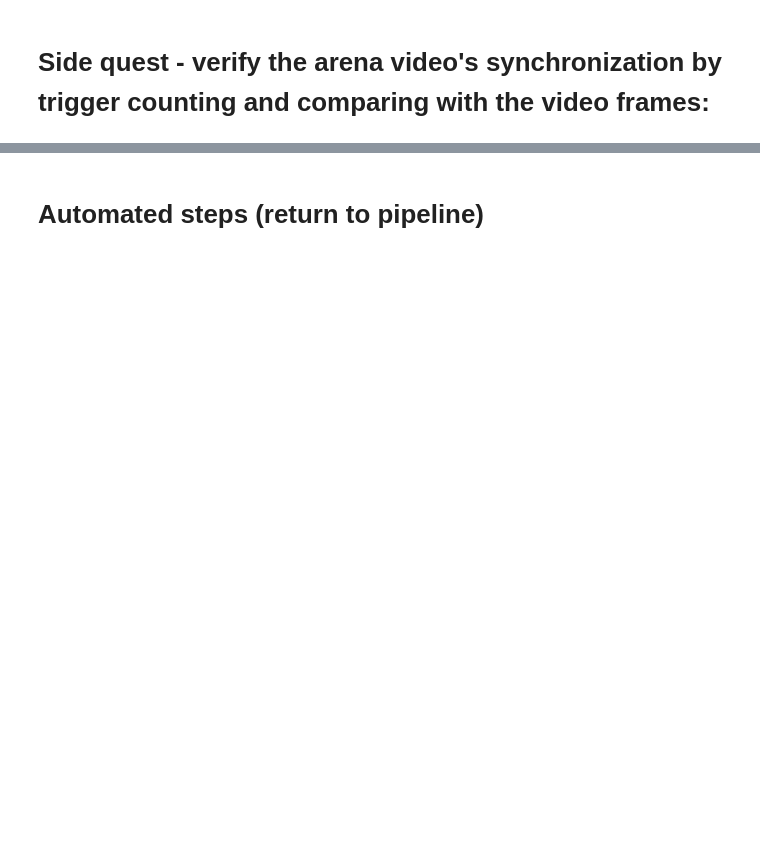
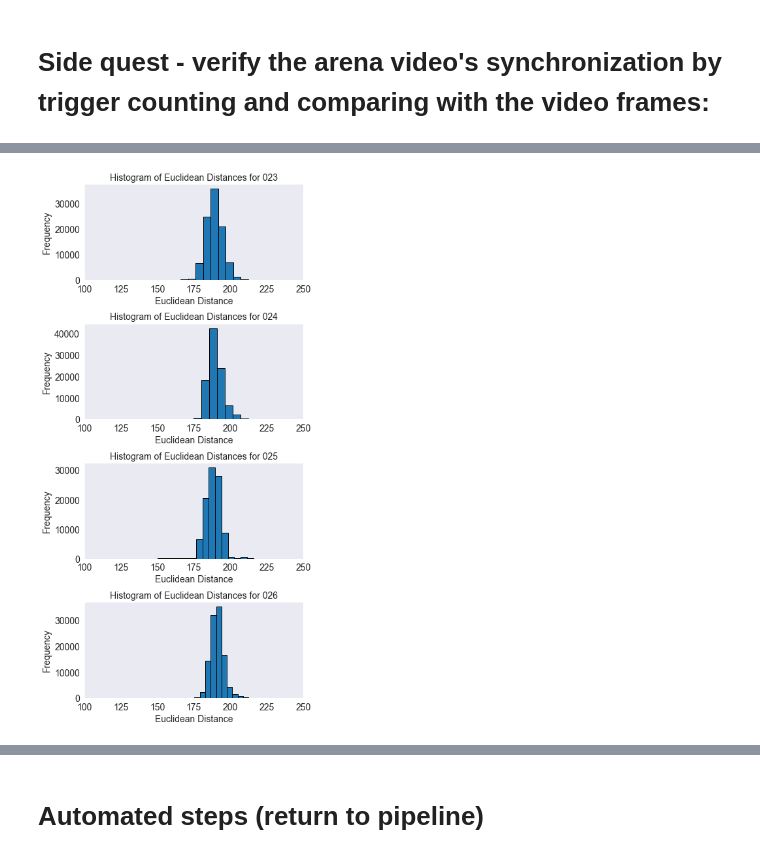
Before and after one commit to neural-electrophysiology-tool-team/Eye-Tracking-Tools, a Jupyter notebook: Block_Synchronization_pipeline_Jan24.ipynb, the cells around one changed output, grey strips where cells are left out. Saved outputs shown, nothing was run; the diff lists cells and outputs as text; code cells hidden in the pictures; blank space fills up the shorter version.

Commit message:
Working on finalizing paper graphs logic

```diff
--- a/Block_Synchronization_pipeline_Jan24.ipynb
+++ b/Block_Synchronization_pipeline_Jan24.ipynb
@@ -397,7 +398,7 @@ def get_frame_count(video_path):
 # %%
 # define a single block to synchronize and finally export l/r_eye_data csv files:
 # this step creates block_collection - a list of BlockSync objects of interest
-block_numbers = [63]
+block_numbers = [23,24,25,26,27,38,39,40,41,57]
 bad_blocks = [42, 43, 45, 46, 61, 62, 64, 65, 66] # True for PV_62
 experiment_path = pathlib.Path(r"Z:\Nimrod\experiments")
 animal = 'PV_62'
@@ -409,4 +410,5 @@ block_collection = uf.block_generator(block_numbers=block_numbers,
 block_dict = {}
 for b in block_collection:
     block_dict[str(b.block_num)] = b
+block = block_collection[0]
 # %% [output]
@@ -510,0 +813,60 @@ print(df_blocks)
+# %%
+from scipy.stats import zscore
+def plot_multiple_histograms(dataframes_dict, export_path=False):
+    """
+    This function takes a dictionary of DataFrames and plots a histogram of the Euclidean distances
+    between caudal_edge and rostral_edge points for each DataFrame in separate subplots.
+
+    :param dataframes_dict: Dictionary where keys are labels and values are DataFrames containing the
+                            columns 'caudal_edge_x', 'caudal_edge_y', 'rostral_edge_x', and 'rostral_edge_y'
+    """
+    # Number of dataframes
+    num_dataframes = len(dataframes_dict)
+
+    # Calculate the global min and max for x-axis limits
+    all_distances = []
+    for df in dataframes_dict.values():
+        distances = np.sqrt((df['caudal_edge_x'] - df['rostral_edge_x'])**2 +
+                            (df['caudal_edge_y'] - df['rostral_edge_y'])**2)
+        all_distances.extend(distances)
+    all_zscore = zscore(all_distances)
+    global_min = min(all_distances)
+    global_max = max(all_distances)
+
+    # Create subplots
+    fig, axes = plt.subplots(nrows=num_dataframes, ncols=1, figsize=(6, 3 * num_dataframes), sharex=False)
+
+    if num_dataframes == 1:
+        axes = [axes]
+
+    # Font size adjustment
+    font_size = 14
+    global_min = 100
+    global_max = 250
+    # Iterate over the dictionary and plot histograms
+    for ax, (label, df) in zip(axes, dataframes_dict.items()):
+        # Calculate Euclidean distances
+        distances = np.sqrt((df['caudal_edge_x'] - df['rostral_edge_x'])**2 +
+                            (df['caudal_edge_y'] - df['rostral_edge_y'])**2)
+        z_scores = zscore(distances)
+        filtered_distances = distances[(z_scores >= -5) & (z_scores <= 5)]
+        # Plot histogram
+        ax.hist(filtered_distances, bins=15, edgecolor='black')
+        ax.set_title(f'Histogram of Euclidean Distances for {label}', fontsize=font_size)
+        ax.set_xlabel('Euclidean Distance', fontsize=font_size)
+        ax.set_ylabel('Frequency', fontsize=font_size)
+        ax.tick_params(axis='both', which='major', labelsize=font_size)
+        ax.grid(False)  # Remove grid
+        ax.set_xlim(global_min, global_max)  # Set the same x-axis limits
+
+    plt.tight_layout()
+    plt.show()
+    if export_path is not False:
+        fig.savefig(export_path,format='pdf')
+
+import datetime
+t = datetime.datetime.now().strftime("%Y_%m_%d_%H_%M")
+export_path = rf'D:\MarkS3\Pictures\Graphs\2024_Head_mounted_eyecam_system\Current_Paradigm\{t}_caudal_to_rostral_distance_histogram_right_eye.pdf'
+plot_multiple_histograms(df_dict, export_path=export_path)
+# %% [output]
+[figure, added]
```
Also changed, not shown: parts of 17 cells of this notebook, 3 other files.
